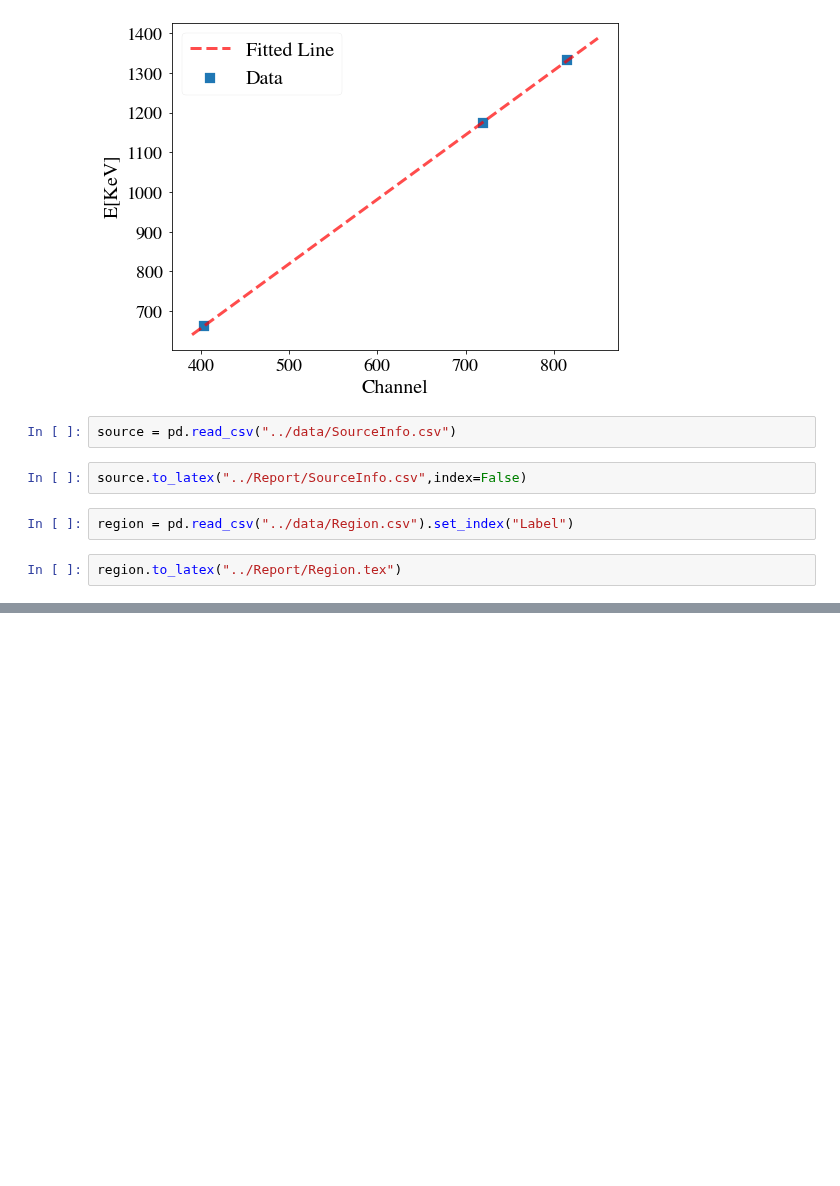
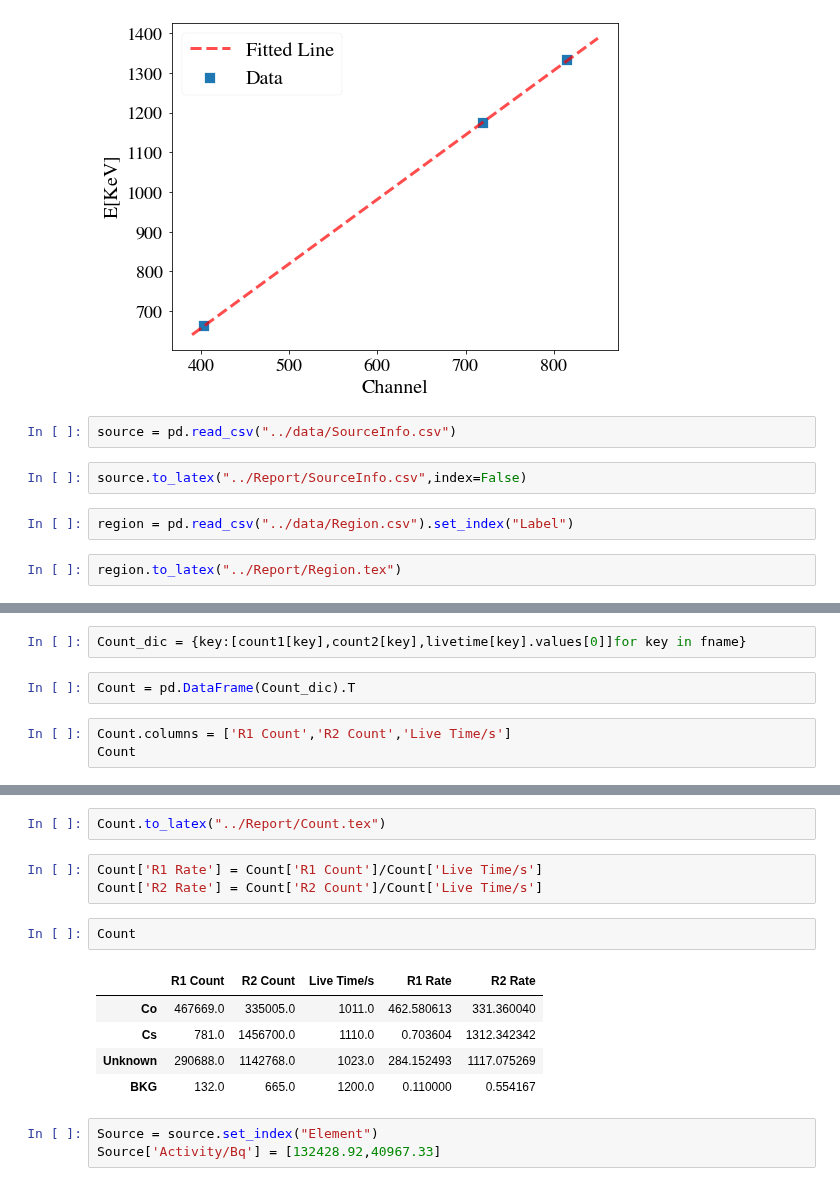
Before and after one commit to DickyChant/AdvNuclExp, a Jupyter notebook: Exp4/analysis/analysis.ipynb, the cells around one changed output, grey strips where cells are left out. Cells and saved outputs as stored; diff of their text form; blank space fills up the shorter version.

```diff
--- a/Exp4/analysis/analysis.ipynb
+++ b/Exp4/analysis/analysis.ipynb
@@ -105,0 +117,7 @@ region.to_latex("../Report/Region.tex")
+# %%
+Count_dic = {key:[count1[key],count2[key],livetime[key].values[0]]for key in fname}
+# %%
+Count = pd.DataFrame(Count_dic).T
+# %%
+Count.columns = ['R1 Count','R2 Count','Live Time/s']
+Count
@@ -105,0 +130,16 @@ region.to_latex("../Report/Region.tex")
+# %%
+Count.to_latex("../Report/Count.tex")
+# %%
+Count['R1 Rate'] = Count['R1 Count']/Count['Live Time/s']
+Count['R2 Rate'] = Count['R2 Count']/Count['Live Time/s']
+# %%
+Count
+# %% [output]
+|  | R1 Count | R2 Count | Live Time/s | R1 Rate | R2 Rate |
+| Co | 467669.0 | 335005.0 | 1011.0 | 462.580613 | 331.360040 |
+| Cs | 781.0 | 1456700.0 | 1110.0 | 0.703604 | 1312.342342 |
+| Unknown | 290688.0 | 1142768.0 | 1023.0 | 284.152493 | 1117.075269 |
+| BKG | 132.0 | 665.0 | 1200.0 | 0.110000 | 0.554167 |
+# %%
+Source = source.set_index("Element")
+Source['Activity/Bq'] = [132428.92,40967.33]
```
Also changed, not shown: parts of 12 cells of this notebook, 8 other files.
